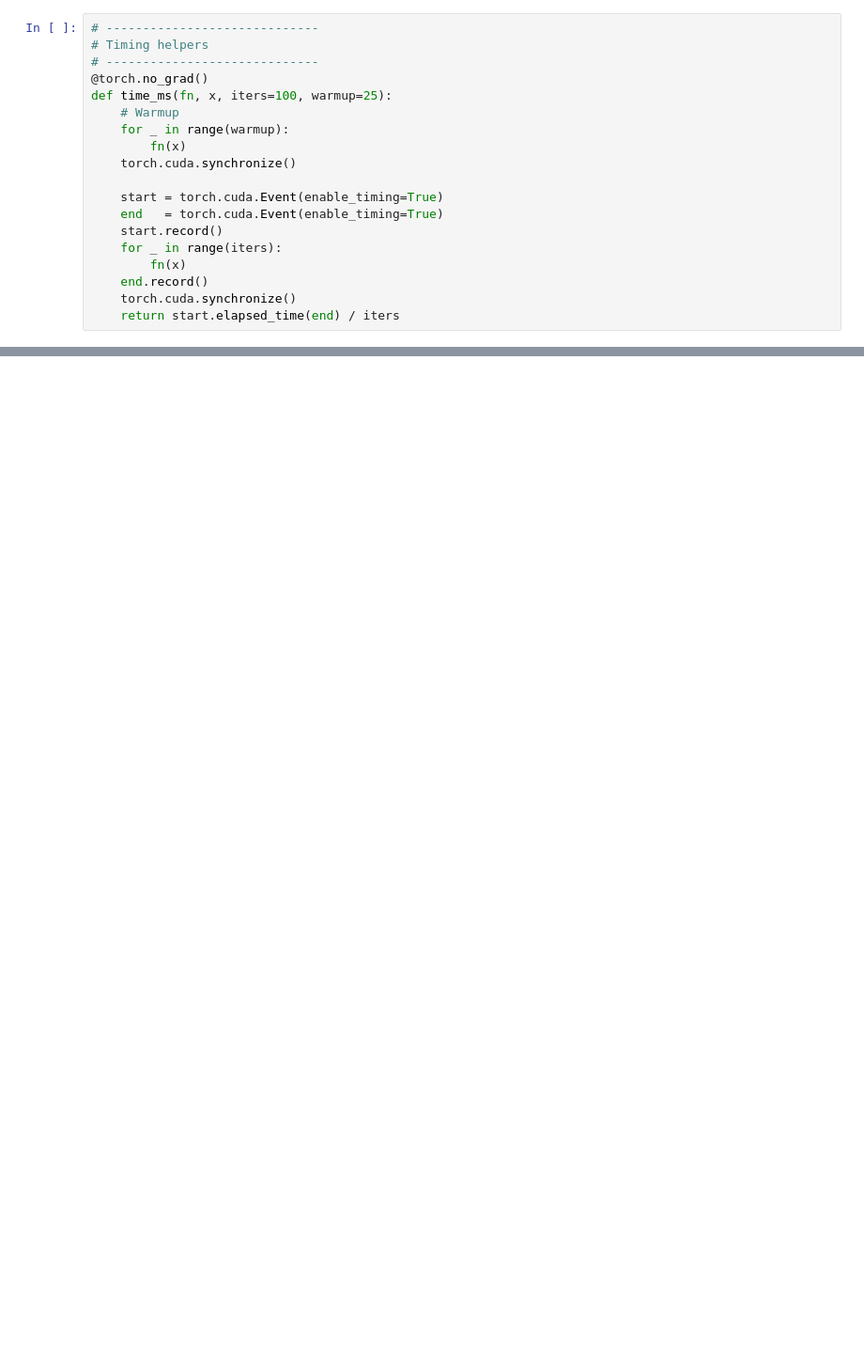
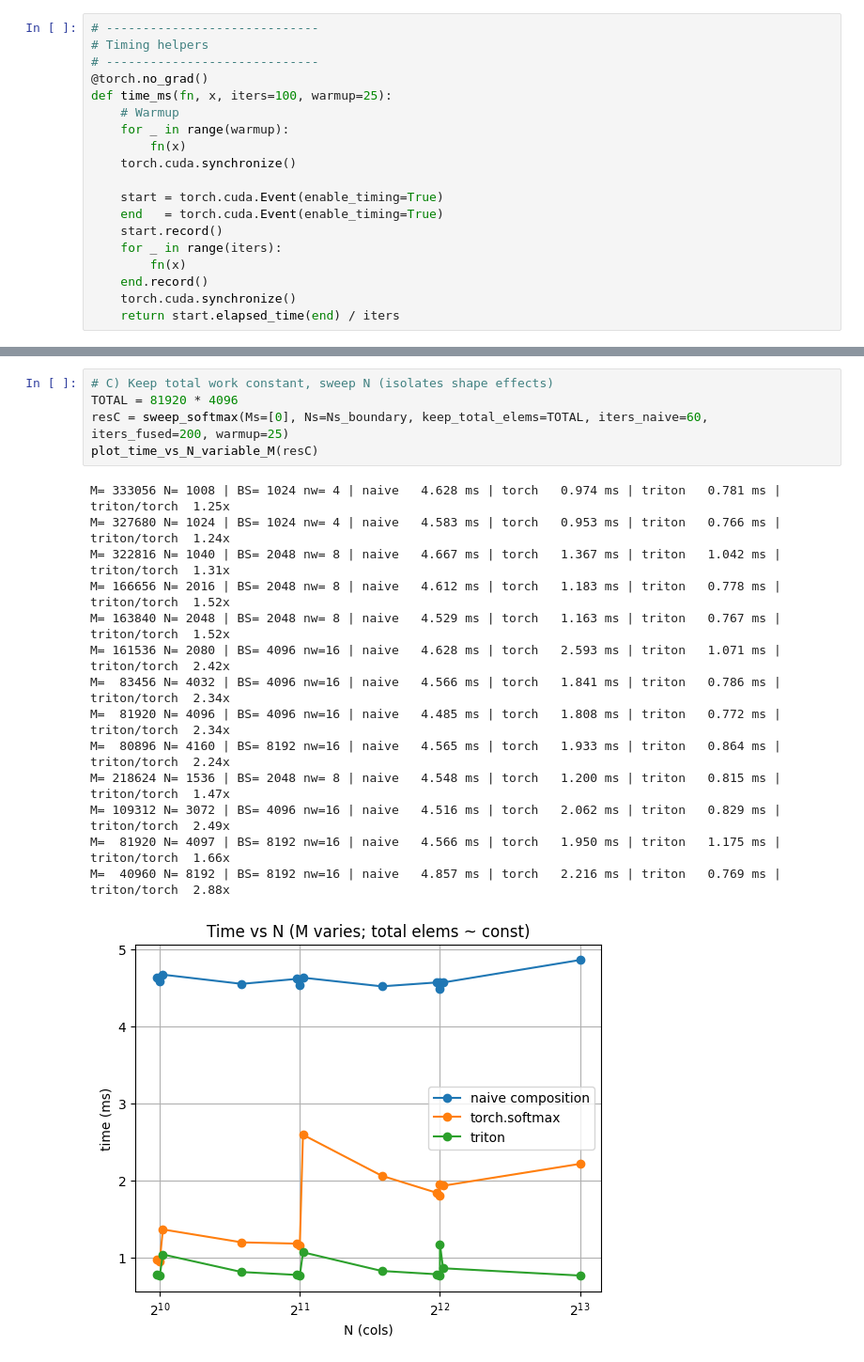
Before and after one commit to ajayjagan2511/Flash-Attention-with-Triton, a Jupyter notebook: notebooks/Softmax_speedup.ipynb, the cells around one changed output, grey strips where cells are left out. Shown at 94% size. Saved outputs shown, nothing was run; the diff lists cells and outputs as text; blank space fills up the shorter version.

```diff
--- a/notebooks/Softmax_speedup.ipynb
+++ b/notebooks/Softmax_speedup.ipynb
@@ -121,0 +481,20 @@ speedup triton:                5.93x
+# %%
+# C) Keep total work constant, sweep N (isolates shape effects)
+TOTAL = 81920 * 4096
+resC = sweep_softmax(Ms=[0], Ns=Ns_boundary, keep_total_elems=TOTAL, iters_naive=60, iters_fused=200, warmup=25)
+plot_time_vs_N_variable_M(resC)
+# %% [output]
+M= 333056 N= 1008 | BS= 1024 nw= 4 | naive   4.628 ms | torch   0.974 ms | triton   0.781 ms | triton/torch  1.25x
+M= 327680 N= 1024 | BS= 1024 nw= 4 | naive   4.583 ms | torch   0.953 ms | triton   0.766 ms | triton/torch  1.24x
+M= 322816 N= 1040 | BS= 2048 nw= 8 | naive   4.667 ms | torch   1.367 ms | triton   1.042 ms | triton/torch  1.31x
+M= 166656 N= 2016 | BS= 2048 nw= 8 | naive   4.612 ms | torch   1.183 ms | triton   0.778 ms | triton/torch  1.52x
+M= 163840 N= 2048 | BS= 2048 nw= 8 | naive   4.529 ms | torch   1.163 ms | triton   0.767 ms | triton/torch  1.52x
+M= 161536 N= 2080 | BS= 4096 nw=16 | naive   4.628 ms | torch   2.593 ms | triton   1.071 ms | triton/torch  2.42x
+M=  83456 N= 4032 | BS= 4096 nw=16 | naive   4.566 ms | torch   1.841 ms | triton   0.786 ms | triton/torch  2.34x
+M=  81920 N= 4096 | BS= 4096 nw=16 | naive   4.485 ms | torch   1.808 ms | triton   0.772 ms | triton/torch  2.34x
+M=  80896 N= 4160 | BS= 8192 nw=16 | naive   4.565 ms | torch   1.933 ms | triton   0.864 ms | triton/torch  2.24x
+M= 218624 N= 1536 | BS= 2048 nw= 8 | naive   4.548 ms | torch   1.200 ms | triton   0.815 ms | triton/torch  1.47x
+M= 109312 N= 3072 | BS= 4096 nw=16 | naive   4.516 ms | torch   2.062 ms | triton   0.829 ms | triton/torch  2.49x
+M=  81920 N= 4097 | BS= 8192 nw=16 | naive   4.566 ms | torch   1.950 ms | triton   1.175 ms | triton/torch  1.66x
+M=  40960 N= 8192 | BS= 8192 nw=16 | naive   4.857 ms | torch   2.216 ms | triton   0.769 ms | triton/torch  2.88x
+[figure, added]
```
Also changed, not shown: parts of 6 cells of this notebook.
